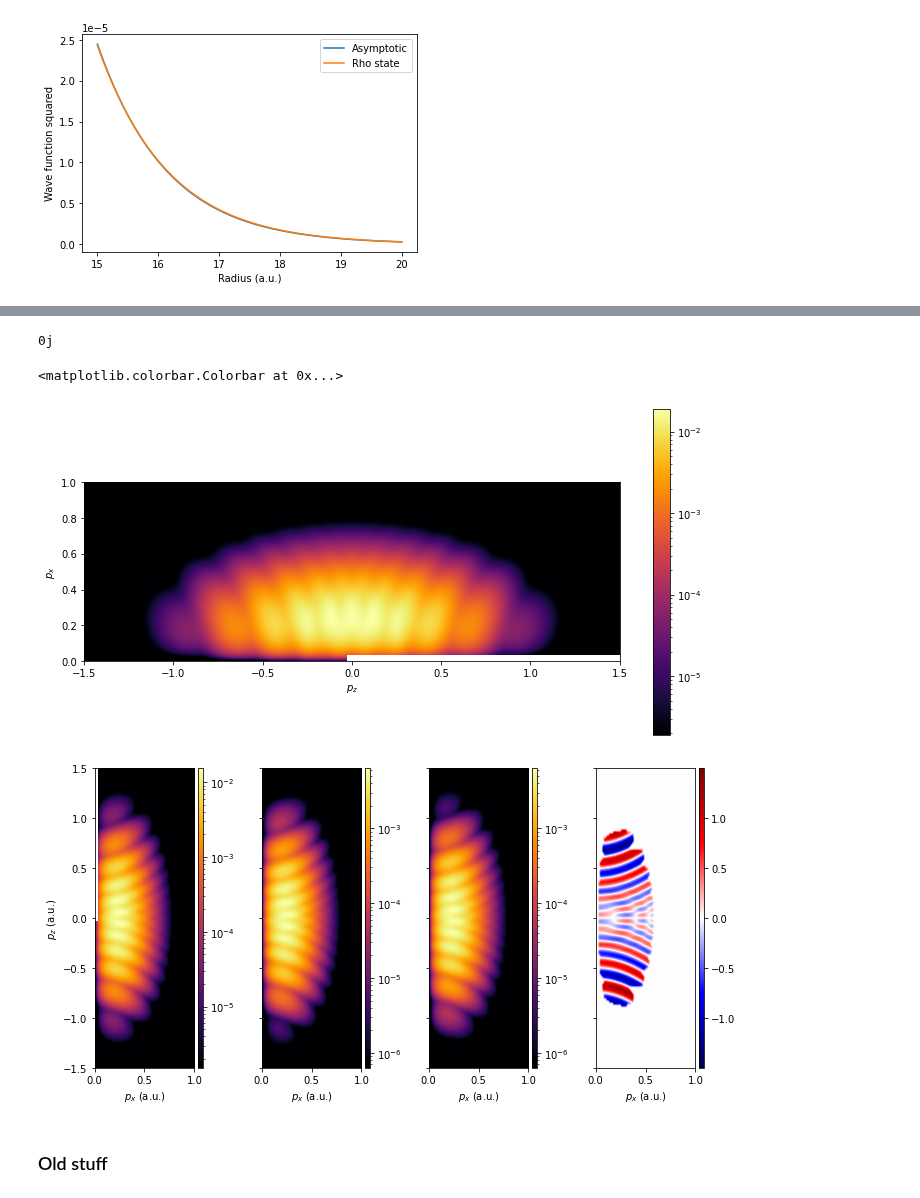
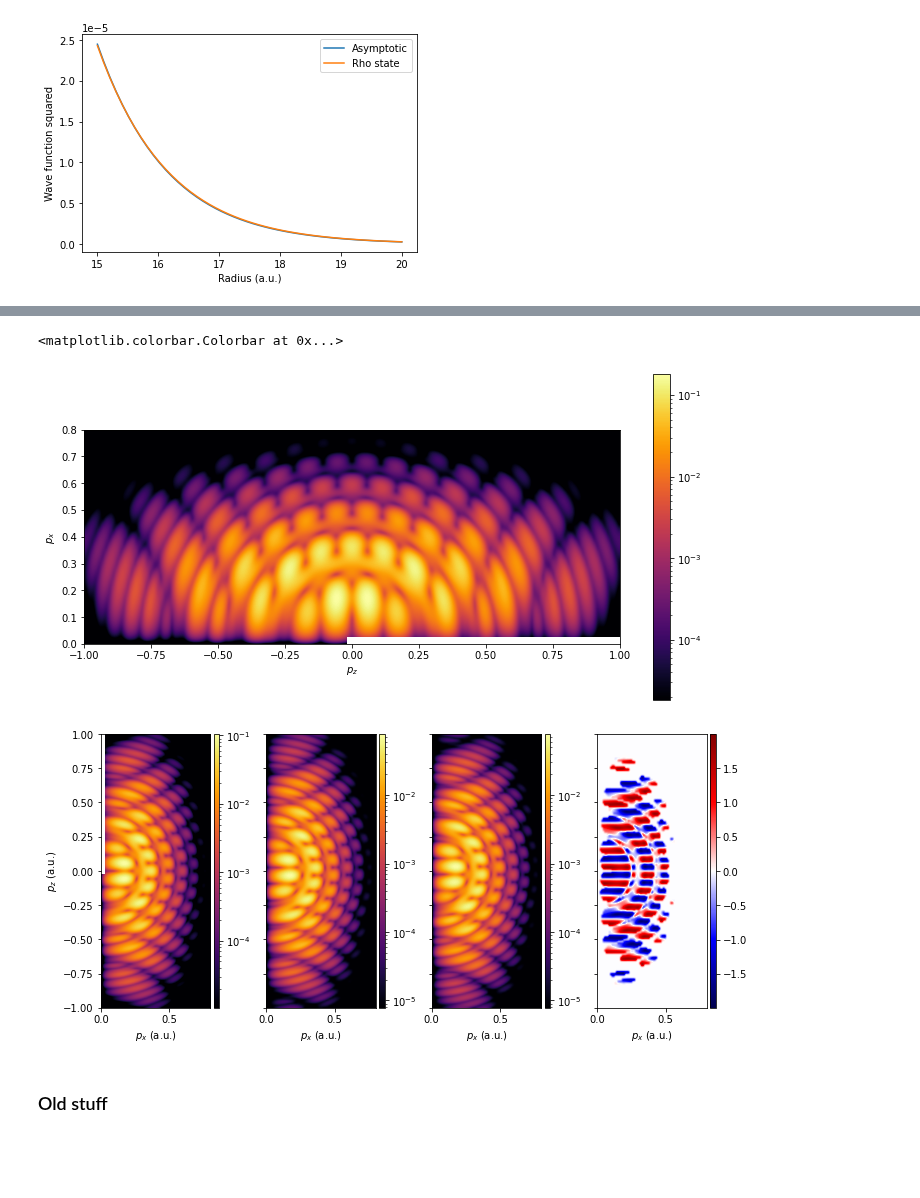
Before and after one commit to EmilHansen1/SFA_OAM_Linear, a Jupyter notebook: chiral_hydrogen.ipynb, the cells around one changed output, grey strips where cells are left out. Drawn from its saved outputs; the diff is of its cells as text; code cells hidden in the pictures; blank space fills up the shorter version.

```diff
--- a/chiral_hydrogen.ipynb
+++ b/chiral_hydrogen.ipynb
@@ -117,7 +124,10 @@ Done!
 # %%
 r_list = np.linspace(15, 20, 10)
 clm_array = se.get_asymp_fit(rho_p, r_list, 8, Ip, Z=Z, threshold=1e-6)
-clm_array_chiral = se.mirror_clm_xz(clm_array)
+clm_array_chiral = se.get_asymp_fit(rho_m, r_list, 8, Ip, Z=Z, threshold=1e-6)#se.mirror_clm_xz(clm_array)
+
+#make_CQSFA_coeff_file(clm_array, 'hyd_asymp')
+#make_CQSFA_coeff_file(clm_array_chiral, 'hyd_asymp_chiral')
 
 print(clm_array[0,2,1], clm_array[0,3,1])
 print(clm_array[1,2,1], clm_array[1,3,1])
@@ -133,4 +142,0 @@ Done!
-# %%
-print(clm_array[0,2,1])
-# %% [output]
-0j
@@ -148,15 +156,13 @@ def plot_wavefunc(clm_array, iso=0.03, l=5, n=100):
 plot_wavefunc(clm_array_chiral,iso=1e-4, l=30, n=100)
 # %%
 N = 75
-pz_list = np.linspace(-1.5, 1.5, 2*N)
-px_list = np.linspace(0., 1., N)
+pz_list = np.linspace(-1., 1., 2*N)
+px_list = np.linspace(0., 0.8, N)
 pzGrid, pxGrid = np.meshgrid(pz_list, px_list)
 py = 0.
-CEP_list = np.linspace(0, 2*np.pi, 7)[:-1]
+CEP_list = np.linspace(0, 2*np.pi, 21)[:-1]
 
-#SP_list = [SFA_Lin.SFALinearPulse(0.579, Up, omega, 2, CEPi, target_="asymp_hyd_rho") for CEPi in CEP_list]
-
-SP_list = [SFA_Lin.SFALinearPulse(Ip, Up, omega, 2, CEPi, Z_=Z, target_="asymp_martiny") for CEPi in CEP_list]
+SP_list = [SFA_Lin.SFALinearPulse(Ip, Up, omega, 10, CEPi, Z_=Z, target_="asymp_martiny") for CEPi in CEP_list]
 M_grid_list = [np.array(pool.starmap(SPi.Mxz_List, zip(pxGrid, repeat(py), pzGrid, repeat(clm_array)))) for SPi in SP_list]
 M_grid_CEP = np.mean(np.abs(M_grid_list)**2, axis=0)
 #np.save(save_path + 'M_CEP_array', M_grid_list)
@@ -175,32 +181,39 @@ plt.xlabel("$p_z$")
 plt.colorbar()
 # %% [output]
 <matplotlib.colorbar.Colorbar at 0x...>
-[figure, old version]
+[figure, new version]
 # %%
 SP_OAM_list = []
+SP_OAM_chiral = []
 for CEPi in CEP_list:
-    SP_temp = SFA_Lin.SFALinearPulse(Ip, Up, omega, 2, CEPi, Z_=Z, target_="asymp_martiny")
+    SP_temp = SFA_Lin.SFALinearPulse(Ip, Up, omega, 10, CEPi, Z_=Z, target_="asymp_martiny")
     SP_temp.OAM = 1
     SP_OAM_list.append(SP_temp)
+    #SP_temp = SFA_Lin.SFALinearPulse(Ip, Up, omega, 2, CEPi, Z_=Z, target_="asymp_martiny")
+    #SP_temp.OAM = -1
+    #SP_OAM_chiral.append(SP_temp)
 
 OAM_CEP_list = [np.array(pool.starmap(SPi.Mxz_List, zip(pxGrid, repeat(py), pzGrid, repeat(clm_array)))) for SPi in SP_OAM_list]
 OAM_CEP_list_chiral = [np.array(pool.starmap(SPi.Mxz_List, zip(pxGrid, repeat(py), pzGrid, repeat(clm_array_chiral)))) for SPi in SP_OAM_list]
+#OAM_CEP_list_chiral = [np.array(pool.starmap(SPi.Mxz_List, zip(pxGrid, repeat(py), pzGrid, repeat(clm_array)))) for SPi in SP_OAM_chiral]
 OAM_CEP = np.mean(np.abs(OAM_CEP_list)**2, axis=0)
 OAM_CEP_chiral = np.mean(np.abs(OAM_CEP_list_chiral)**2, axis=0)
 # %%
 fig, axs = plt.subplots(1,4, figsize=(10,5), facecolor='white', sharey=True)
 log_lim = 1e-4
 
-OAM2_m = OAM_CEP
-OAM2_p = OAM_CEP_chiral
+OAM2_p = OAM_CEP
+OAM2_m = OAM_CEP_chiral
 
 MMax = np.max(M_grid_CEP)
 OAM_max = np.max(OAM2_m)
 
 PEVD = 2 * ((OAM2_p - OAM2_m) / (OAM2_p + OAM2_m))
 PEVD = np.nan_to_num(PEVD,nan=0)
-filter_list = M_grid_CEP > np.max(M_grid_CEP*0.02)
+filter_list = M_grid_CEP > MMax * 0.02
 PEVD[np.logical_not(filter_list)] = 0
+
+np.save('asymp_SFA_PEVD_10', PEVD)
 
 OAM_max = np.max(OAM2_m)
 OAM2_m[OAM2_m < OAM_max*log_lim] = OAM_max*log_lim
@@ -224,33 +237,33 @@ im2 = axs[2].imshow(np.flip(OAM2_p,1).T, extent = (np.amin(px_list), np.amax(px_
            cmap='inferno', norm=LogNorm(vmin=OAM_max*log_lim, vmax=OAM_max),
            interpolation = 'bicubic', aspect = 1.)
 axs[2].set_xlabel("$p_x$ (a.u.)")
 
 im3 = axs[3].imshow(np.flip(PEVD,1).T, extent = (np.amin(px_list), np.amax(px_list), np.amin(pz_list), np.amax(pz_list)),
            cmap='seismic', #norm=LogNorm(vmin=MMax*1e-4, vmax=MMax),
            interpolation = 'bicubic', aspect = 1.)
 axs[3].set_xlabel("$p_x$ (a.u.)")
 
 divider0 = make_axes_locatable(axs[0])
 cax0 = divider0.append_axes('right', size='5%', pad=0.05)
 fig.colorbar(im, cax=cax0, orientation='vertical')
 
 divider1 = make_axes_locatable(axs[1])
 cax1 = divider1.append_axes('right', size='5%', pad=0.05)
 fig.colorbar(im1, cax=cax1, orientation='vertical')
 
 divider2 = make_axes_locatable(axs[2])
 cax2 = divider2.append_axes('right', size='5%', pad=0.05)
 fig.colorbar(im2, cax=cax2, orientation='vertical')
 
 divider3 = make_axes_locatable(axs[3])
 cax3 = divider3.append_axes('right', size='5%', pad=0.05)
 fig.colorbar(im3, cax=cax3, orientation='vertical')
 
 #fig.colorbar(im2, ax=axs[3])
 #fig.colorbar(im3, ax=axs[4])
 plt.tight_layout()
 #plt.savefig(save_path + 'norcamphor_SFA_PEVD_CEP.png', dpi=300, bbox_inches='tight')
 # %% [output]
-[figure, old version]
+[figure, new version]
 # %% [markdown]
 ### Old stuff
```
Also changed, not shown: parts of 9 cells of this notebook.
